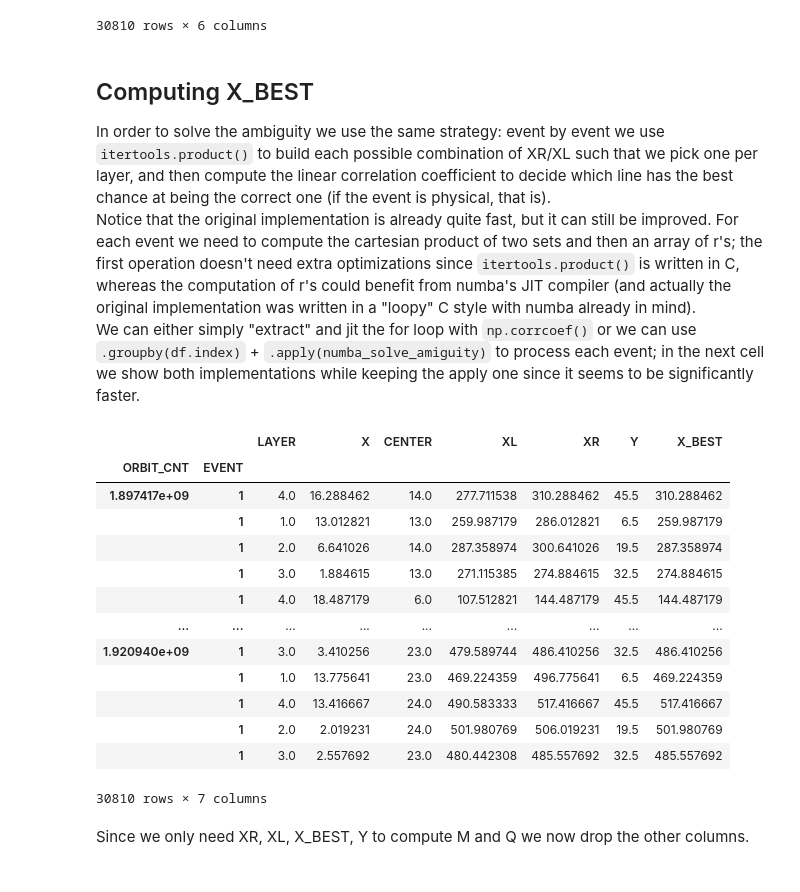
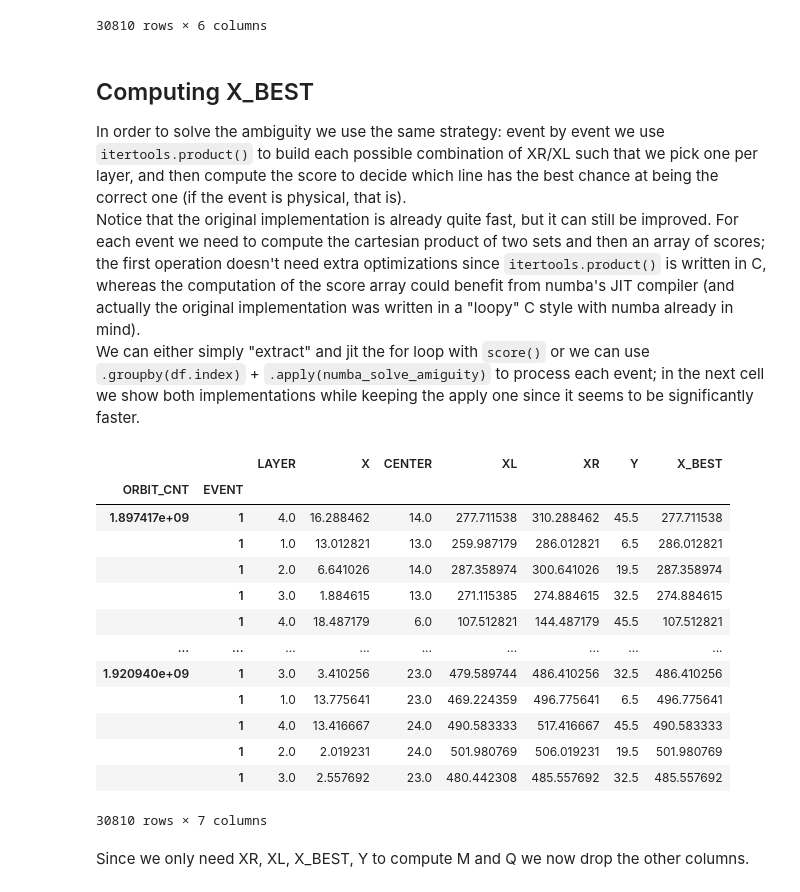
Before and after one commit to MattiaCeravolo/LCP_projects_Y3, a Jupyter notebook: part_3_with_commentary.ipynb, the cells around one changed output. Saved outputs shown, nothing was run; the diff lists cells and outputs as text; code cells hidden in the pictures.

```diff
--- a/part_3_with_commentary.ipynb
+++ b/part_3_with_commentary.ipynb
@@ -556,42 +557,44 @@ df
 30810 rows × 6 columns
 # %% [markdown]
 ## Computing X_BEST
-In order to solve the ambiguity we use the same strategy: event by event we use `itertools.product()` to build each possible combination of XR/XL such that we pick one per layer, and then compute the linear correlation coefficient to decide which line has the best chance at being the correct one (if the event is physical, that is).
-Notice that the original implementation is already quite fast, but it can still be improved. For each event we need to compute the cartesian product of two sets and then an array of r's; the first operation doesn't need extra optimizations since `itertools.product()` is written in C, whereas the computation of r's could benefit from numba's JIT compiler (and actually the original implementation was written in a "loopy" C style with numba already in mind).
-We can either simply "extract" and jit the for loop with `np.corrcoef()` or we can use `.groupby(df.index)` + `.apply(numba_solve_amiguity)` to process each event; in the next cell we show both implementations while keeping the apply one since it seems to be significantly faster.
+In order to solve the ambiguity we use the same strategy: event by event we use `itertools.product()` to build each possible combination of XR/XL such that we pick one per layer, and then compute the score to decide which line has the best chance at being the correct one (if the event is physical, that is).
+Notice that the original implementation is already quite fast, but it can still be improved. For each event we need to compute the cartesian product of two sets and then an array of scores; the first operation doesn't need extra optimizations since `itertools.product()` is written in C, whereas the computation of the score array could benefit from numba's JIT compiler (and actually the original implementation was written in a "loopy" C style with numba already in mind).
+We can either simply "extract" and jit the for loop with `score()` or we can use `.groupby(df.index)` + `.apply(numba_solve_amiguity)` to process each event; in the next cell we show both implementations while keeping the apply one since it seems to be significantly faster.
 # %%
 #NUMBA + APPLY VERSION (execution time is less than half the original value)
 
 @numba.njit #Once again if we work on a per-event basis the overhead introduced by parallelization is too much to make parallelization worth it on a per-event basis
-def numba_corrcoef(combin,eventY) :
-    r = np.zeros(combin.shape[0])
+def numba_score(combin,eventY) :
+    s = np.zeros(combin.shape[0])
     for i in range(combin.shape[0]) :
-        r[i] = np.corrcoef(combin[i],eventY)[0,1]
-    return r
+        dx = np.diff(combin[i])
+        dy = np.diff(eventY)
+        slope = dx/dy
+        s[i] = np.linalg.norm(np.diff(slope))
+    return s
 
 def solve_ambiguity(event):
     combin = np.array(list(product(*event.loc[:, ['XR','XL']].to_numpy())))
-    r = numba_corrcoef(combin,event.Y.to_numpy())
-
-    event['X_BEST'] = combin[np.abs(r).argmax()]
+    s = numba_score(combin,event.Y.to_numpy())
+    event['X_BEST'] = combin[s.argmin()]
     return event
 
 df = df.reset_index().groupby(["ORBIT_CNT","EVENT"], group_keys=False).apply(solve_ambiguity) #reset_index() is needed to make this work
 
 df = df.set_index(["ORBIT_CNT","EVENT"])
 df
 # %% [output]
 |  |  | LAYER | X | CENTER | XL | XR | Y | X_BEST |
 | ORBIT_CNT | EVENT |  |  |  |  |  |  |  |
-| 1.897417e+09 | 1 | 4.0 | 16.288462 | 14.0 | 277.711538 | 310.288462 | 45.5 | 310.288462 |
-|  | 1 | 1.0 | 13.012821 | 13.0 | 259.987179 | 286.012821 | 6.5 | 259.987179 |
+| 1.897417e+09 | 1 | 4.0 | 16.288462 | 14.0 | 277.711538 | 310.288462 | 45.5 | 277.711538 |
+|  | 1 | 1.0 | 13.012821 | 13.0 | 259.987179 | 286.012821 | 6.5 | 286.012821 |
 |  | 1 | 2.0 | 6.641026 | 14.0 | 287.358974 | 300.641026 | 19.5 | 287.358974 |
 |  | 1 | 3.0 | 1.884615 | 13.0 | 271.115385 | 274.884615 | 32.5 | 274.884615 |
-|  | 1 | 4.0 | 18.487179 | 6.0 | 107.512821 | 144.487179 | 45.5 | 144.487179 |
+|  | 1 | 4.0 | 18.487179 | 6.0 | 107.512821 | 144.487179 | 45.5 | 107.512821 |
 | ... | ... | ... | ... | ... | ... | ... | ... | ... |
 | 1.920940e+09 | 1 | 3.0 | 3.410256 | 23.0 | 479.589744 | 486.410256 | 32.5 | 486.410256 |
-|  | 1 | 1.0 | 13.775641 | 23.0 | 469.224359 | 496.775641 | 6.5 | 469.224359 |
-|  | 1 | 4.0 | 13.416667 | 24.0 | 490.583333 | 517.416667 | 45.5 | 517.416667 |
+|  | 1 | 1.0 | 13.775641 | 23.0 | 469.224359 | 496.775641 | 6.5 | 496.775641 |
+|  | 1 | 4.0 | 13.416667 | 24.0 | 490.583333 | 517.416667 | 45.5 | 490.583333 |
 |  | 1 | 2.0 | 2.019231 | 24.0 | 501.980769 | 506.019231 | 19.5 | 501.980769 |
 |  | 1 | 3.0 | 2.557692 | 23.0 | 480.442308 | 485.557692 | 32.5 | 485.557692 |
 30810 rows × 7 columns
```
Also changed, not shown: parts of 17 cells of this notebook, 1 other file.
